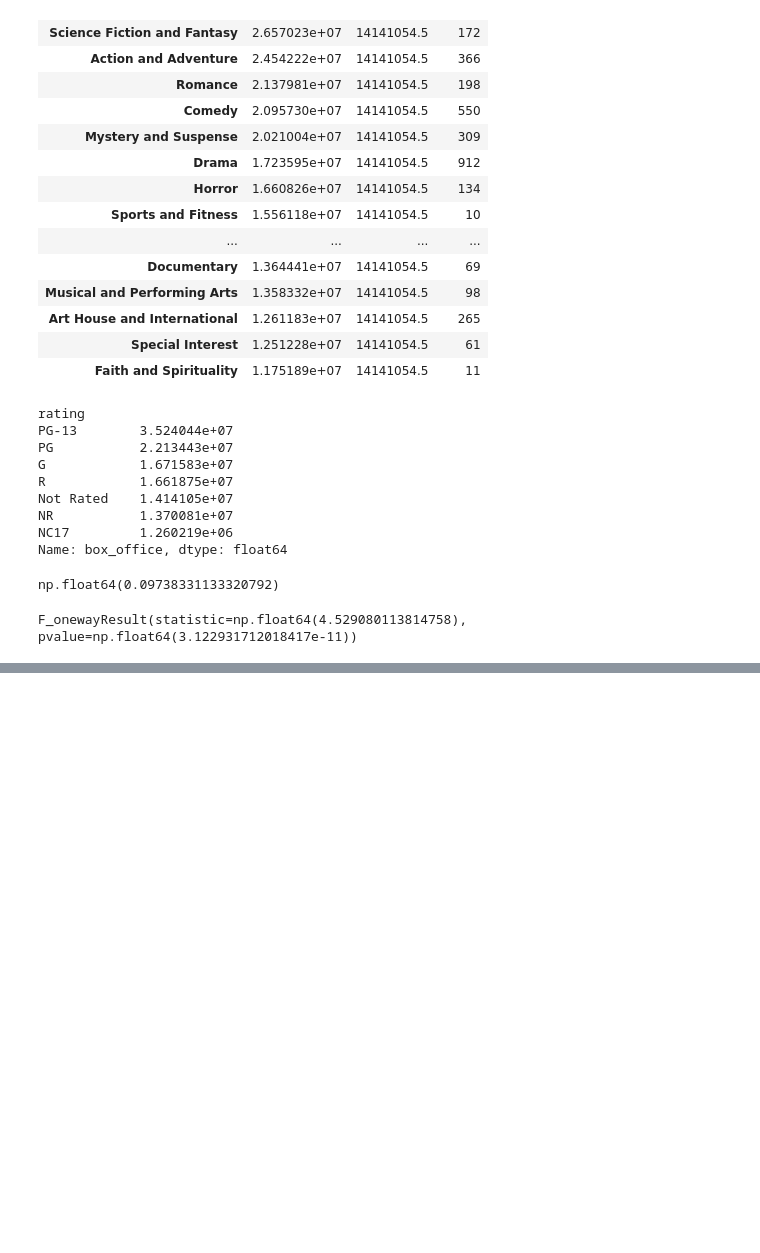
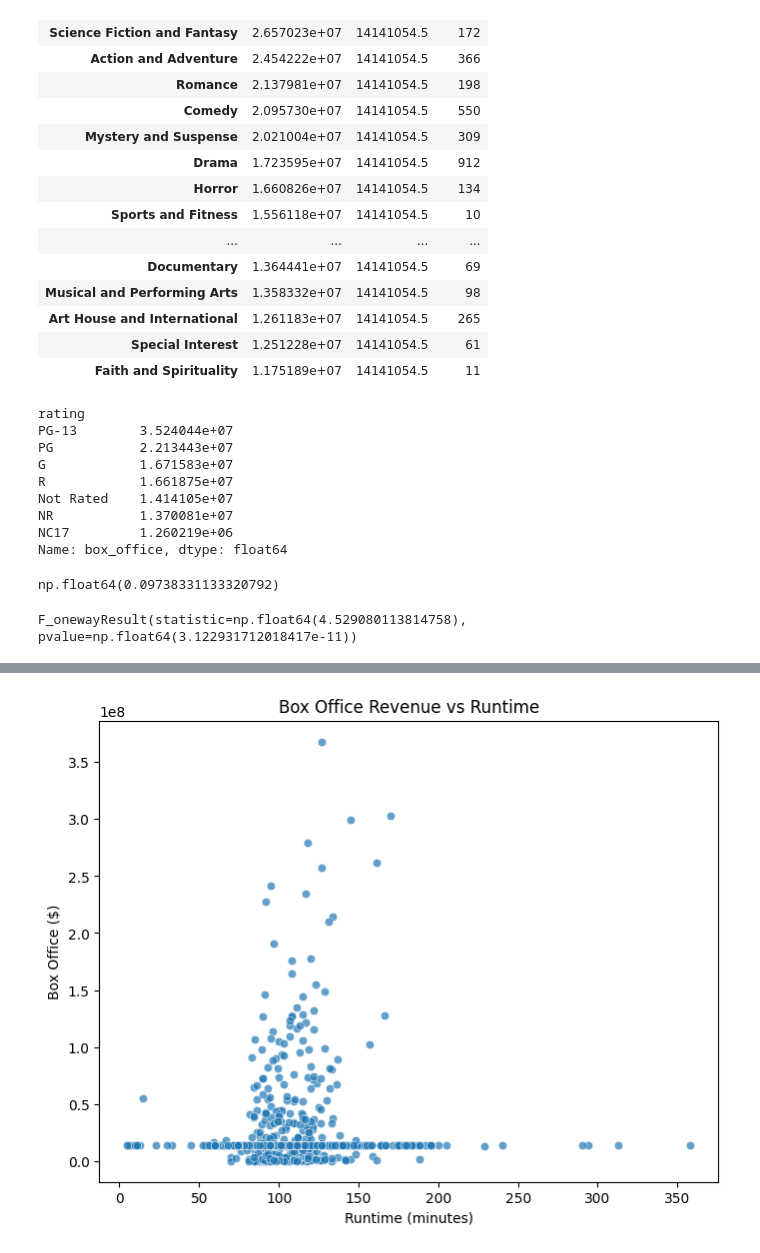
Before and after one commit to Vincent-Muteti/Phase2-Project, a Jupyter notebook: vincent.ipynb, the cells around one changed output, grey strips where cells are left out. Drawn from its saved outputs; the diff is of its cells as text; code cells hidden in the pictures; blank space fills up the shorter version.

```diff
--- a/vincent.ipynb
+++ b/vincent.ipynb
@@ -306,0 +335,9 @@ F_onewayResult(statistic=np.float64(4.529080113814758), pvalue=np.float64(3.1229
+# %%
+plt.figure(figsize=(8,6))
+sns.scatterplot(x='runtime', y='box_office', data=df, alpha=0.7)
+plt.title('Box Office Revenue vs Runtime')
+plt.xlabel('Runtime (minutes)')
+plt.ylabel('Box Office ($)')
+plt.show()
+# %% [output]
+[figure, added]
```
Also changed, not shown: parts of 7 cells of this notebook.
